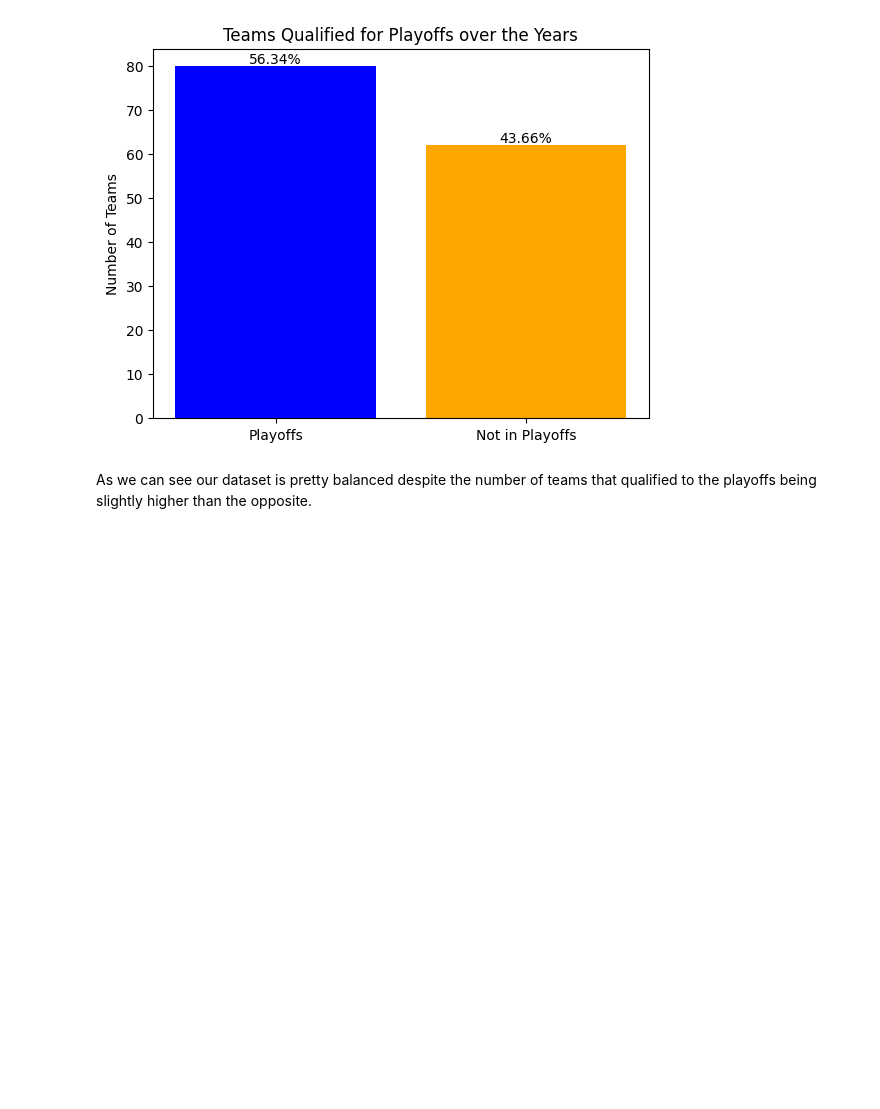
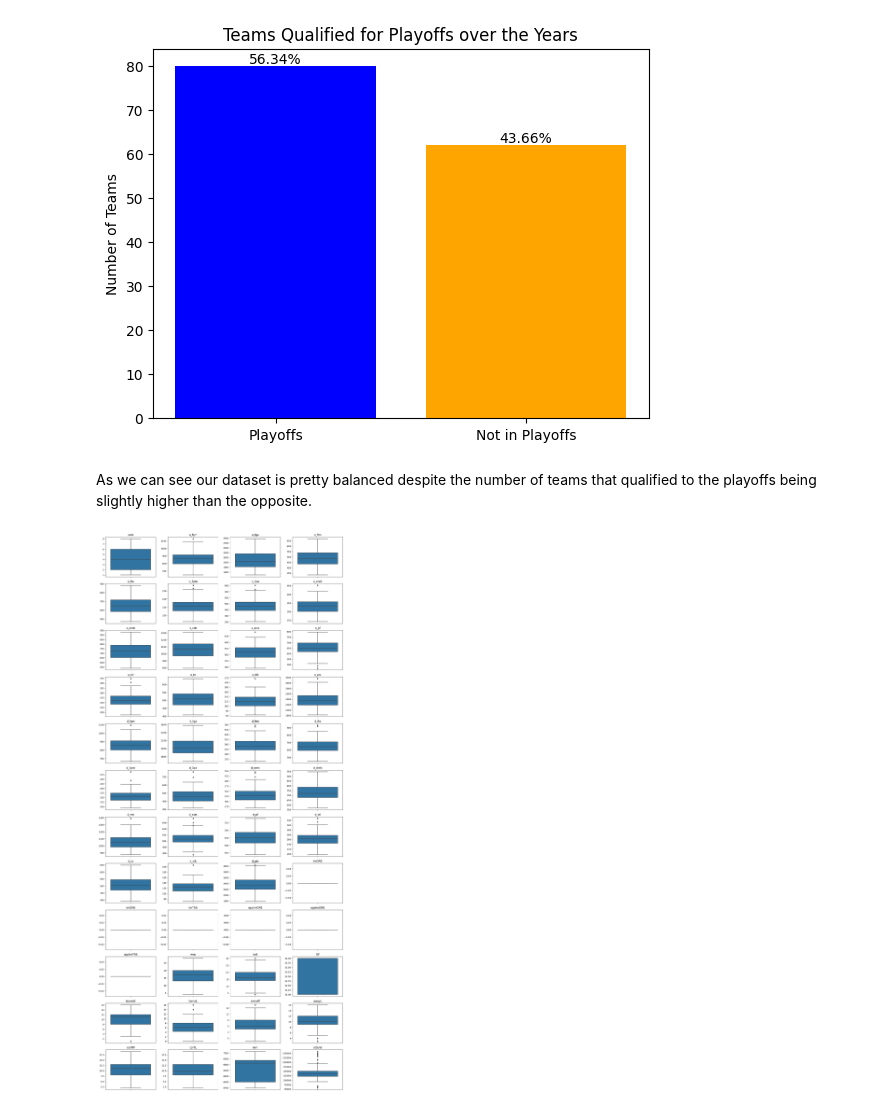
Before and after one commit to oliveira002/FEUP-AC, a Jupyter notebook: data_understanding.ipynb, the cells around one changed output. Cells and saved outputs as stored; diff of their text form; code cells hidden in the pictures; blank space fills up the shorter version.

```diff
--- a/data_understanding.ipynb
+++ b/data_understanding.ipynb
@@ -177,4 +177,6 @@ uu.target_distribution(db_cur)
 # %% [markdown]
 As we can see our dataset is pretty balanced despite the number of teams that qualified to the playoffs being slightly higher than the opposite.
 # %%
-#pu.check_for_outliers(db_cur)
+uu.check_for_outliers(db_cur)
+# %% [output]
+[figure, added]
```
Also changed, not shown: parts of 2 cells of this notebook, 3 other files.
